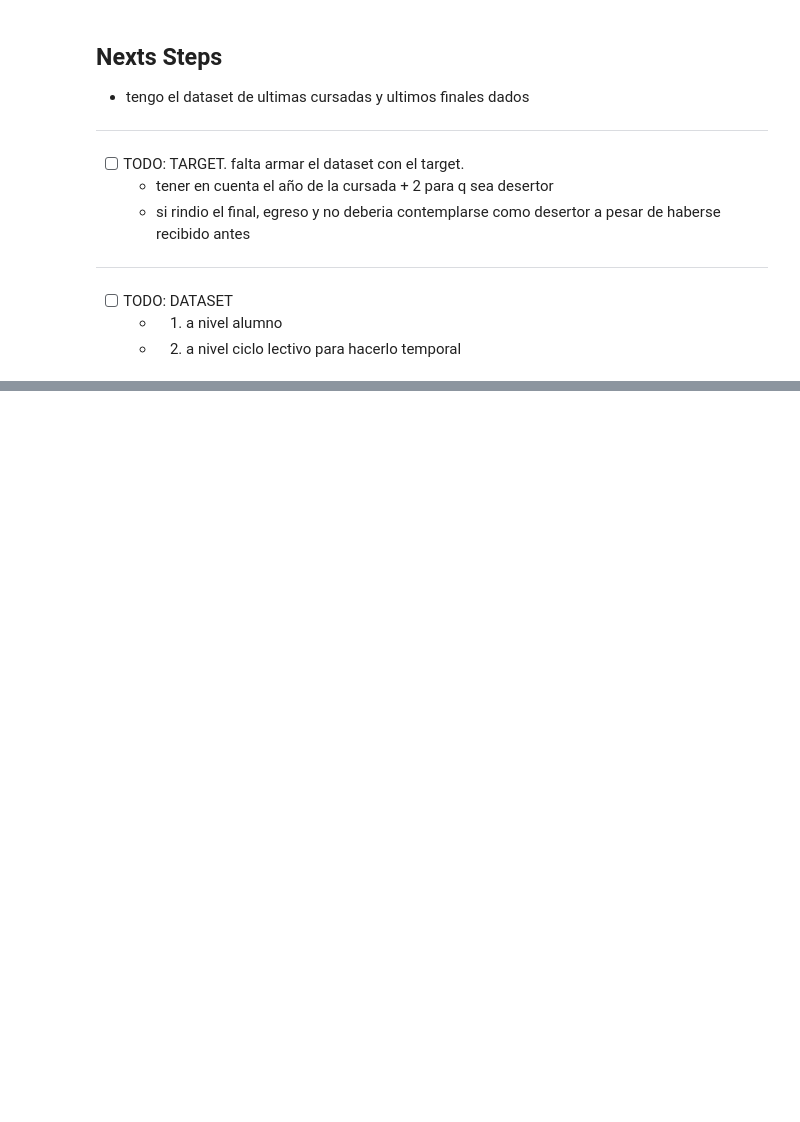
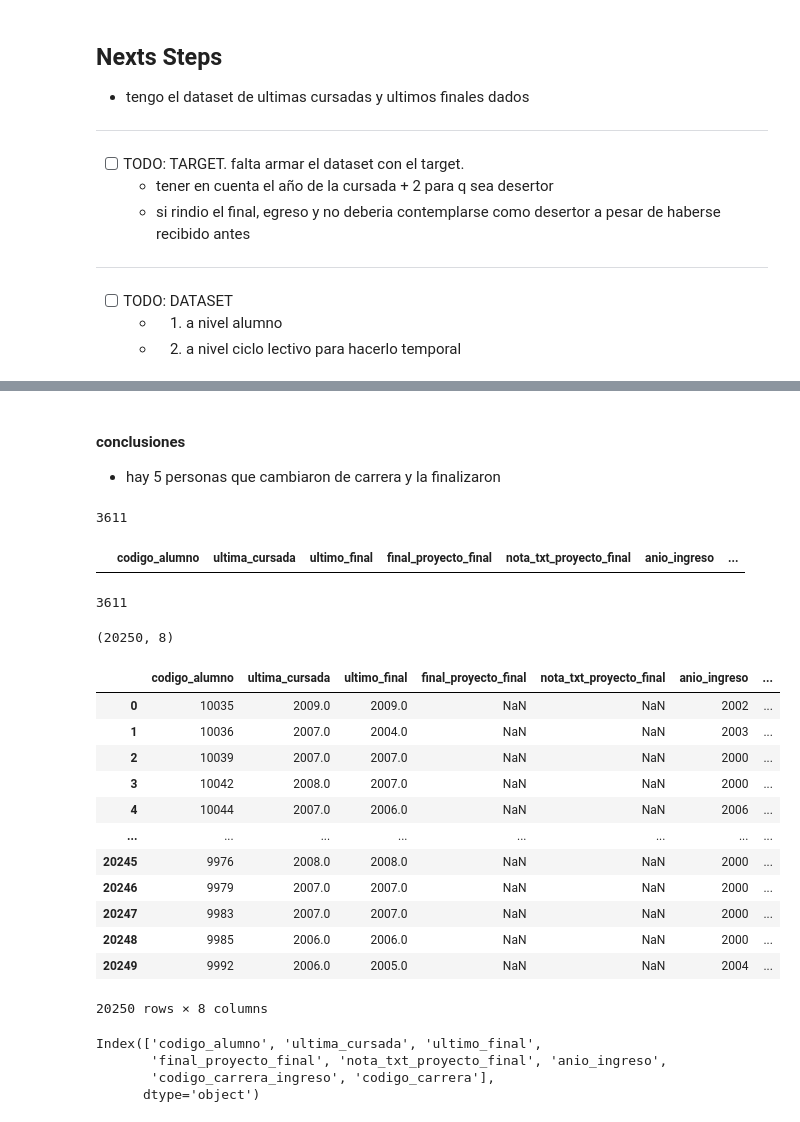
Before and after one commit to sebajarem/Desercion_en_Ingenieria, a Jupyter notebook: Notebooks/21_Dataset_01.ipynb, the cells around one changed output, grey strips where cells are left out. Drawn from its saved outputs; the diff is of its cells as text; code cells hidden in the pictures; blank space fills up the shorter version.

```diff
--- a/Notebooks/21_Dataset_01.ipynb
+++ b/Notebooks/21_Dataset_01.ipynb
@@ -306,0 +583,43 @@ df_pf.codigo_alumno.nunique()
+# %% [markdown]
+#### conclusiones
+
+- hay 5 personas que cambiaron de carrera y la finalizaron
+# %%
+cur_pf_aux.codigo_alumno.nunique()
+# %% [output]
+3611
+# %%
+aux[(~aux.nota_txt_proyecto_final.isna())&(aux.codigo_carrera_ingreso != aux.codigo_carrera)]
+# %% [output]
+|  | codigo_alumno | ultima_cursada | ultimo_final | final_proyecto_final | nota_txt_proyecto_final | anio_ingreso | ... |
+# %%
+(~aux.codigo_carrera.isna()).sum()
+# %% [output]
+3611
+# %%
+aux.shape
+# %% [output]
+(20250, 8)
+# %%
+aux
+# %% [output]
+|  | codigo_alumno | ultima_cursada | ultimo_final | final_proyecto_final | nota_txt_proyecto_final | anio_ingreso | ... |
+| 0 | 10035 | 2009.0 | 2009.0 | NaN | NaN | 2002 | ... |
+| 1 | 10036 | 2007.0 | 2004.0 | NaN | NaN | 2003 | ... |
+| 2 | 10039 | 2007.0 | 2007.0 | NaN | NaN | 2000 | ... |
+| 3 | 10042 | 2008.0 | 2007.0 | NaN | NaN | 2000 | ... |
+| 4 | 10044 | 2007.0 | 2006.0 | NaN | NaN | 2006 | ... |
+| ... | ... | ... | ... | ... | ... | ... | ... |
+| 20245 | 9976 | 2008.0 | 2008.0 | NaN | NaN | 2000 | ... |
+| 20246 | 9979 | 2007.0 | 2007.0 | NaN | NaN | 2000 | ... |
+| 20247 | 9983 | 2007.0 | 2007.0 | NaN | NaN | 2000 | ... |
+| 20248 | 9985 | 2006.0 | 2006.0 | NaN | NaN | 2000 | ... |
+| 20249 | 9992 | 2006.0 | 2005.0 | NaN | NaN | 2004 | ... |
+20250 rows × 8 columns
+# %%
+aux.columns
+# %% [output]
+Index(['codigo_alumno', 'ultima_cursada', 'ultimo_final',
+       'final_proyecto_final', 'nota_txt_proyecto_final', 'anio_ingreso',
+       'codigo_carrera_ingreso', 'codigo_carrera'],
+      dtype='object')
```
Also changed, not shown: parts of 40 cells of this notebook, 1 other file.
